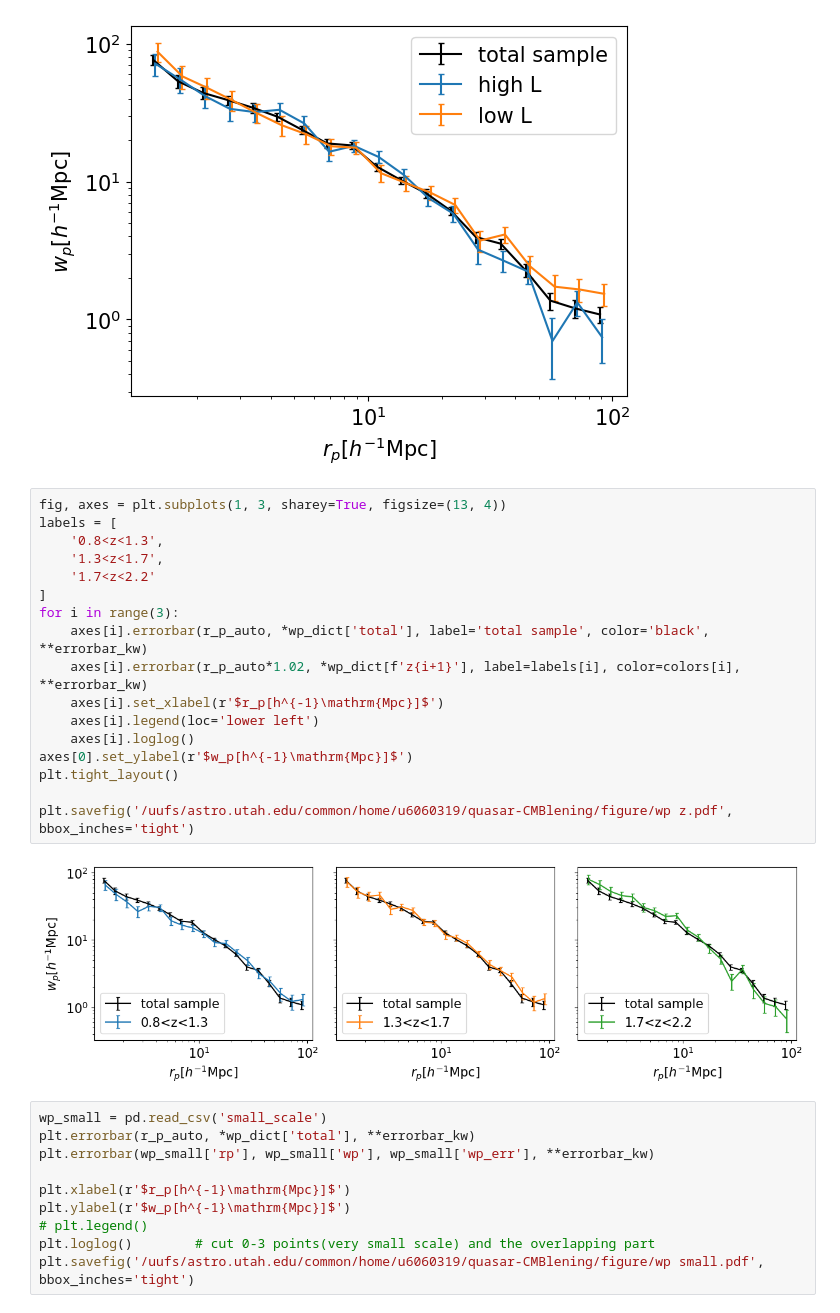
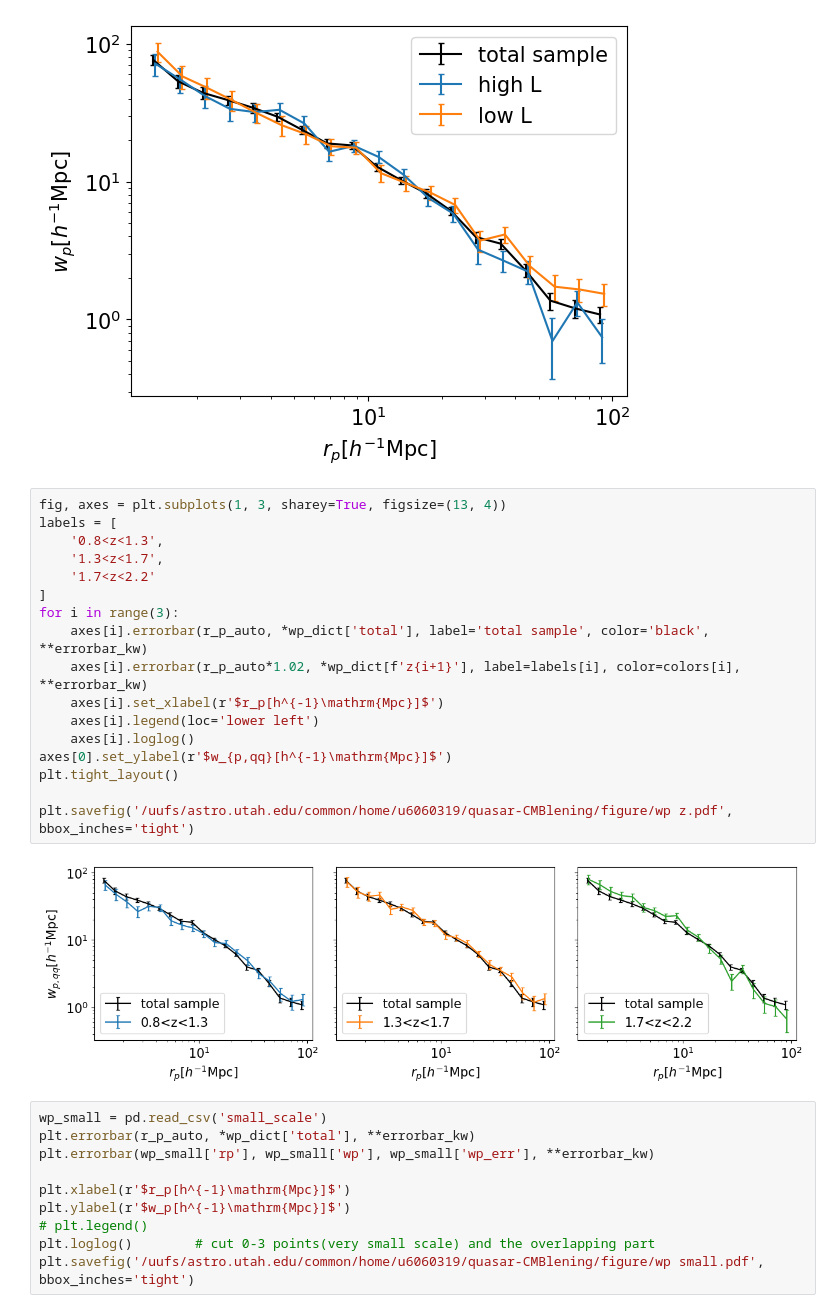
Before and after one commit to MeloDi-23/quasar-CMB-lensing-correlation, a Jupyter notebook: figureplot/correlation.ipynb, the cells around one changed output. Saved outputs shown, nothing was run; the diff lists cells and outputs as text.

Commit message:
update README and plotting codes

```diff
--- a/figureplot/correlation.ipynb
+++ b/figureplot/correlation.ipynb
@@ -114,22 +114,22 @@ plt.savefig('/uufs/astro.utah.edu/common/home/u6060319/quasar-CMBlening/figure/w
 # %%
 fig, axes = plt.subplots(1, 3, sharey=True, figsize=(13, 4))
 labels = [
     '0.8<z<1.3',
     '1.3<z<1.7',
     '1.7<z<2.2'
 ]
 for i in range(3):
     axes[i].errorbar(r_p_auto, *wp_dict['total'], label='total sample', color='black', **errorbar_kw)
     axes[i].errorbar(r_p_auto*1.02, *wp_dict[f'z{i+1}'], label=labels[i], color=colors[i], **errorbar_kw)
     axes[i].set_xlabel(r'$r_p[h^{-1}\mathrm{Mpc}]$')
     axes[i].legend(loc='lower left')
     axes[i].loglog()
-axes[0].set_ylabel(r'$w_p[h^{-1}\mathrm{Mpc}]$')
+axes[0].set_ylabel(r'$w_{p,qq}[h^{-1}\mathrm{Mpc}]$')
 plt.tight_layout()
 
 plt.savefig('/uufs/astro.utah.edu/common/home/u6060319/quasar-CMBlening/figure/wp z.pdf', bbox_inches='tight')
 # %% [output]
-[figure, old version]
+[figure, new version]
 # %%
 wp_small = pd.read_csv('small_scale')
 plt.errorbar(r_p_auto, *wp_dict['total'], **errorbar_kw)
```
Also changed, not shown: parts of 3 cells of this notebook, 9 other files.
